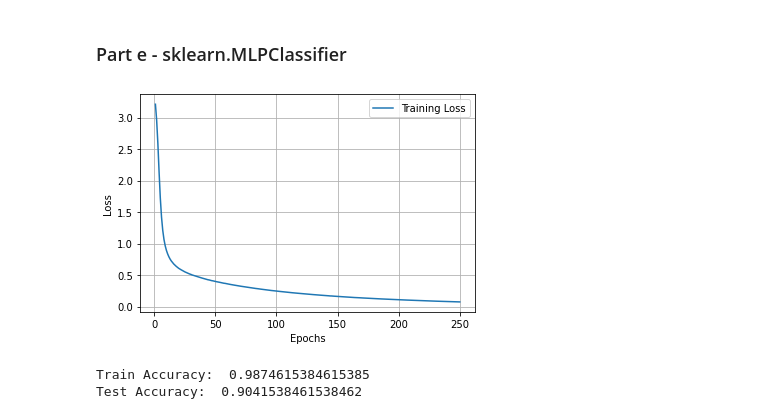
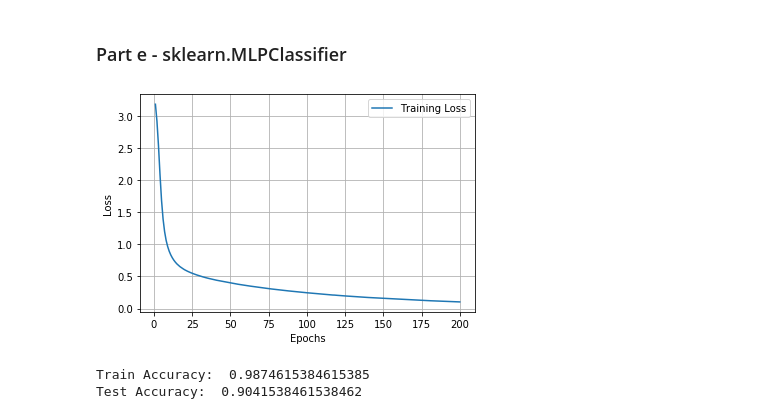
Before and after one commit to karan469/Machine-Learning-COL774, a Jupyter notebook: A3/nnet/MultiLayerNeuralNet.ipynb, the cells around one changed output. Saved outputs shown, nothing was run; the diff lists cells and outputs as text; code cells hidden in the pictures.

```diff
--- a/A3/nnet/MultiLayerNeuralNet.ipynb
+++ b/A3/nnet/MultiLayerNeuralNet.ipynb
@@ -615,22 +649,21 @@ Epochs 106
 <h3>Part e - sklearn.MLPClassifier</h3>
 # %%
 from sklearn.neural_network import MLPClassifier
-clf = MLPClassifier(hidden_layer_sizes=(100, 100), activation='relu', solver='sgd', learning_rate='adaptive', batch_size=100, max_iter=250)
+clf = MLPClassifier(hidden_layer_sizes=(100, 100), activation='relu', solver='sgd', learning_rate='adaptive', batch_size=100)
 # %%
 history = clf.fit(train_x, train_y)
 # %%
 loss_values = history.loss_curve_
-history.
 epochs = range(1, len(loss_values)+1)
 
 plt.plot(epochs, loss_values, label='Training Loss')
 plt.xlabel('Epochs')
 plt.ylabel('Loss')
 plt.legend()
 plt.grid()
 plt.show()
 # %% [output]
-[figure, old version]
+[figure, new version]
 # %%
 print('Train Accuracy: ', clf.score(train_x, train_y))
 print('Test Accuracy: ', clf.score(test_x, test_y))
```
Also changed, not shown: parts of 6 cells of this notebook, 4 other files.
